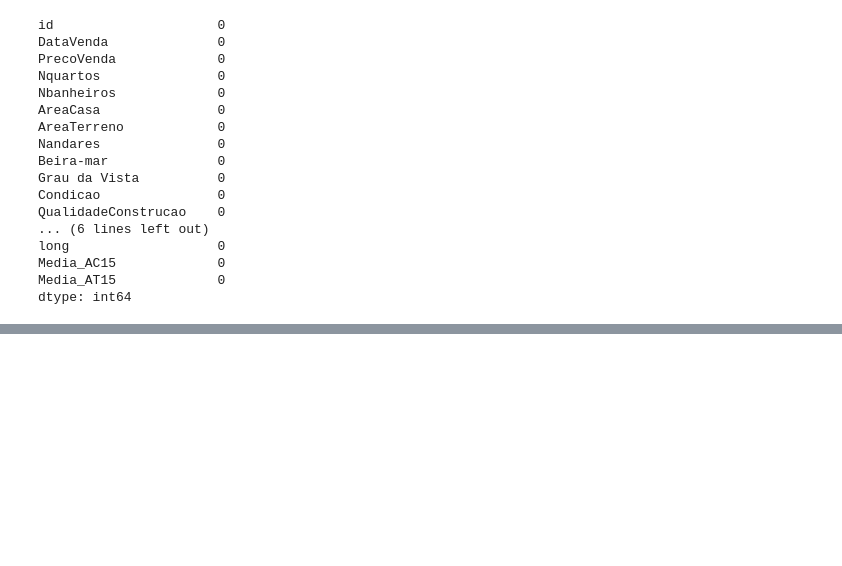
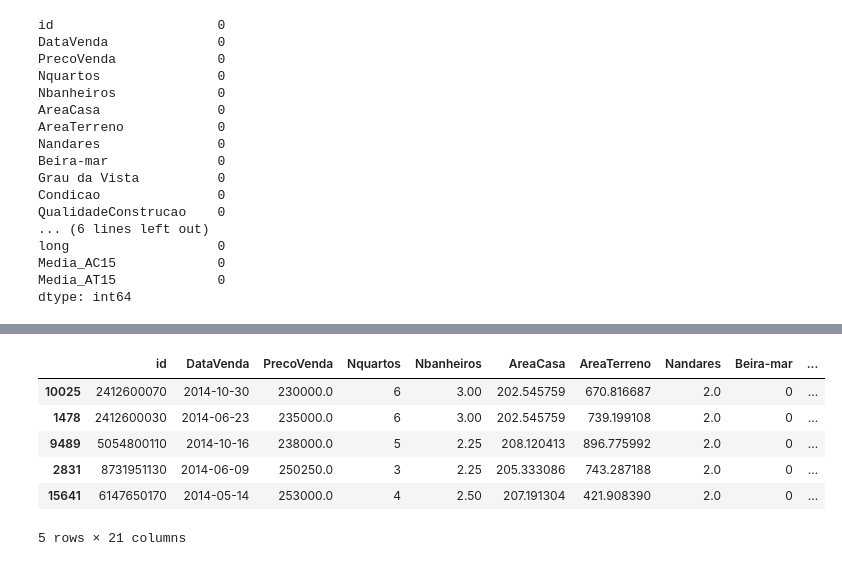
Before and after one commit to flaviod08/MiniProjetoDNC1, a Jupyter notebook: FTDJ_MiniProjetoDNC1.ipynb, the cells around one changed output, grey strips where cells are left out. Cells and saved outputs as stored; diff of their text form; code cells hidden in the pictures; blank space fills up the shorter version.

```diff
--- a/FTDJ_MiniProjetoDNC1.ipynb
+++ b/FTDJ_MiniProjetoDNC1.ipynb
@@ -273,0 +265,15 @@ plot2
+# %%
+## foram filtratdas as principais caracteristicas que influenciam no valor do imóvel
+## esse filtro foi baseado no valor da média dessas características
+## com objetivo de buscar imóveis com características iguais ou superiores a média e com valor de vendo menor para que a imobiliária possa lucar com a revenda
+
+Filtrovalimportantes = df[(df['PrecoVenda'] < 540088) & (df['Nbanheiros']>=2) & (df['AreaCasa'] >= 200) & (df['QualidadeConstrucao'] >= 7) & (df['terreno'] >= 2000) & (df['Media_AC15'] > 180)]
+Filtrovalimportantes.tail().sort_values(by=['PrecoVenda'],ascending=True)
+# %% [output]
+|  | id | DataVenda | PrecoVenda | Nquartos | Nbanheiros | AreaCasa | AreaTerreno | Nandares | Beira-mar | ... |
+| 10025 | 2412600070 | 2014-10-30 | 230000.0 | 6 | 3.00 | 202.545759 | 670.816687 | 2.0 | 0 | ... |
+| 1478 | 2412600030 | 2014-06-23 | 235000.0 | 6 | 3.00 | 202.545759 | 739.199108 | 2.0 | 0 | ... |
+| 9489 | 5054800110 | 2014-10-16 | 238000.0 | 5 | 2.25 | 208.120413 | 896.775992 | 2.0 | 0 | ... |
+| 2831 | 8731951130 | 2014-06-09 | 250250.0 | 3 | 2.25 | 205.333086 | 743.287188 | 2.0 | 0 | ... |
+| 15641 | 6147650170 | 2014-05-14 | 253000.0 | 4 | 2.50 | 207.191304 | 421.908390 | 2.0 | 0 | ... |
+5 rows × 21 columns
```
Also changed, not shown: parts of 7 cells of this notebook.
